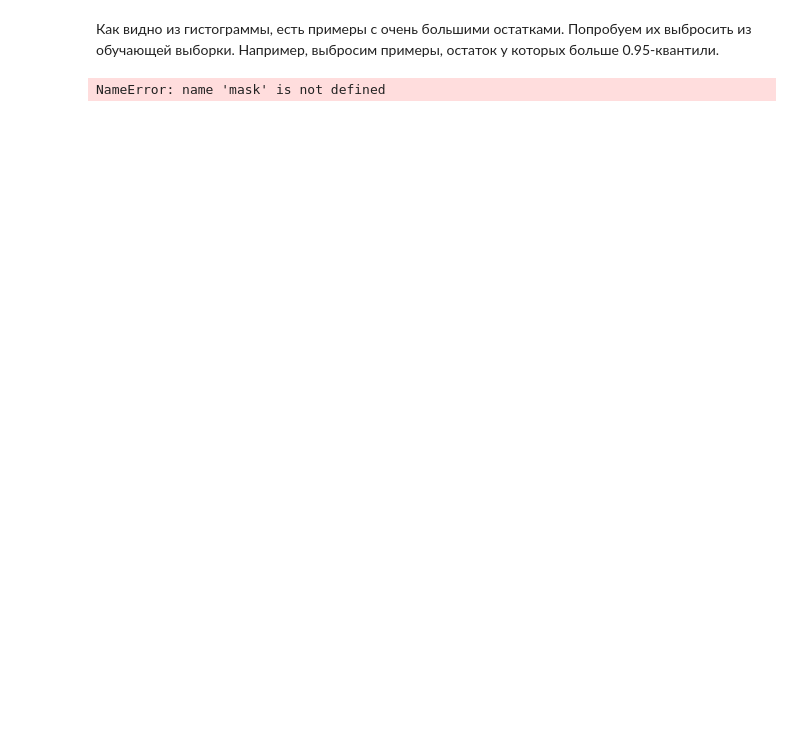
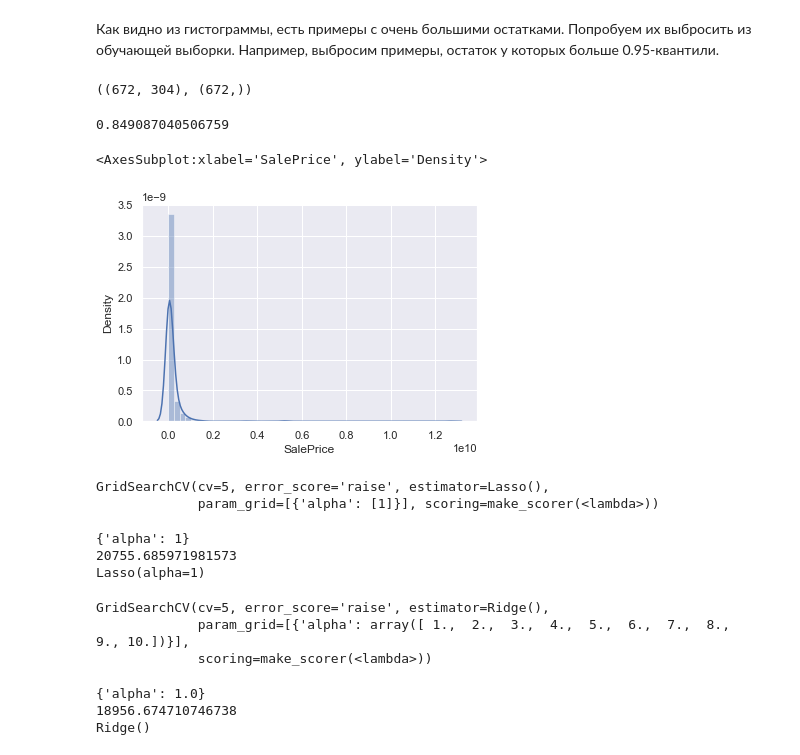
Before and after one commit to pagamov/7sem, a Jupyter notebook: Мультимедиа/3lab Гамов Павел 407.ipynb, the cells around one changed output. Saved outputs shown, nothing was run; the diff lists cells and outputs as text; code cells hidden in the pictures; blank space fills up the shorter version.

```diff
--- a/Мультимедиа/3lab Гамов Павел 407.ipynb
+++ b/Мультимедиа/3lab Гамов Павел 407.ipynb
@@ -250,12 +290,65 @@ sns.distplot(error)
 Как видно из гистограммы, есть примеры с очень большими остатками. Попробуем их выбросить из обучающей выборки. Например, выбросим примеры, остаток у которых больше 0.95-квантили.
 # %%
 # Выбросите из обучающей выборки примеры, остаток у которых больше 0.95-квантили и переобучите модели
-# TO DO
+for i in X_n.columns:
+    idx = X_train.index[X_train[i] > X_train[i].std()*3*0.95]
+    X_train.drop(idx, inplace=True)
+    y_train.drop(idx, inplace=True)
+X_train.shape, y_train.shape
+# %% [output]
+((672, 304), (672,))
+# %%
+model1 = Lasso(alpha=1)
+model1.fit(X_train, y_train)
+model1.score(X_test, y_test)
+# %% [output]
+0.849087040506759
 # %%
-error = (y_train[mask] - model.predict(X_train[mask])) ** 2
+error = (y_train - model1.predict(X_train)) ** 2
 sns.distplot(error)
 # %% [output]
-NameError: name 'mask' is not defined
+<AxesSubplot:xlabel='SalePrice', ylabel='Density'>
+[figure, added]
 # %%
 # Получите скор по нашей метрике (RMSE) ниже значения 30000
 # TO DO
+# %%
+gbr_grid_search = GridSearchCV(Lasso(),
+                               [{'alpha': [1]}],
+                               cv=5,
+                               error_score='raise',
+                               scoring=RMSE,
+                               verbose=0)
+gbr_grid_search.fit(X_train, y_train)
+# %% [output]
+GridSearchCV(cv=5, error_score='raise', estimator=Lasso(),
+             param_grid=[{'alpha': [1]}], scoring=make_scorer(<lambda>))
+# %%
+print(gbr_grid_search.best_params_)
+print(gbr_grid_search.best_score_)
+print(gbr_grid_search.best_estimator_)
+# %% [output]
+{'alpha': 1}
+20755.685971981573
+Lasso(alpha=1)
+# %%
+gbr_grid_search = GridSearchCV(Ridge(),
+                               [{'alpha': np.linspace(1, 10, 10)}],
+                               cv=5,
+                               error_score='raise',
+                               scoring=RMSE,
+                               verbose=0)
+
+gbr_grid_search.fit(X_train, y_train)
+# %% [output]
+GridSearchCV(cv=5, error_score='raise', estimator=Ridge(),
+             param_grid=[{'alpha': array([ 1.,  2.,  3.,  4.,  5.,  6.,  7.,  8.,  9., 10.])}],
+             scoring=make_scorer(<lambda>))
+# %%
+print(gbr_grid_search.best_params_)
+print(gbr_grid_search.best_score_)
+print(gbr_grid_search.best_estimator_)
+# %% [output]
+{'alpha': 1.0}
+18956.674710746738
+Ridge()
```
Also changed, not shown: parts of 32 cells of this notebook, 1 other file.
